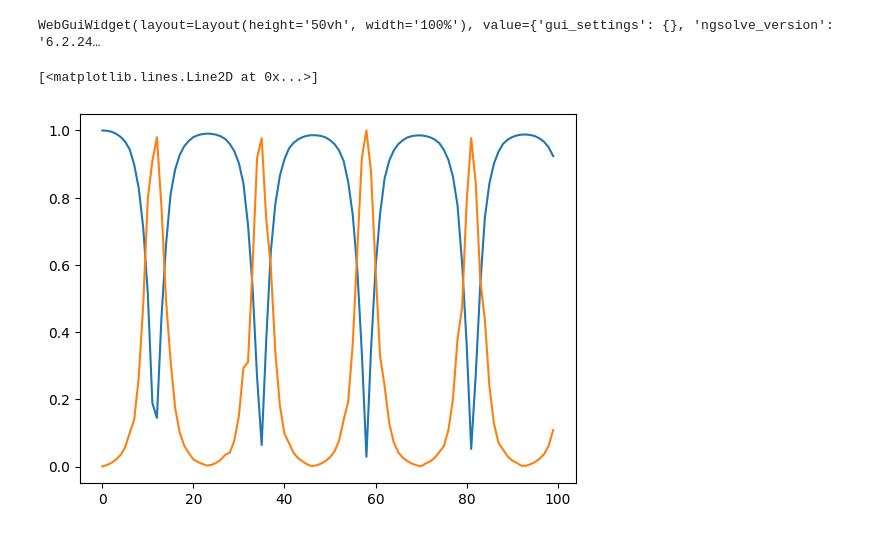
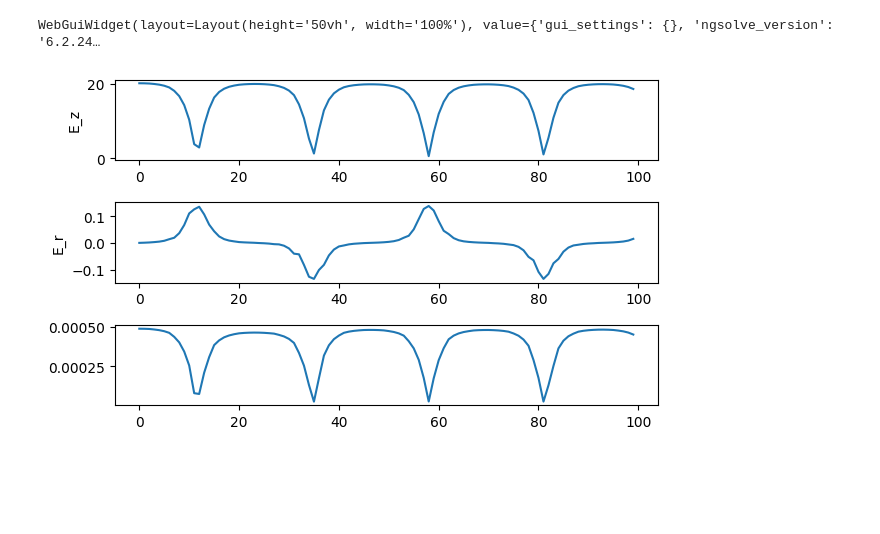
Before and after one commit to stewartboogert/pyAcceleratorFEM, a Jupyter notebook: tutorial/Tutorial_5Cell_800MHz_Rectangular.ipynb, the cells around one changed output. Saved outputs shown, nothing was run; the diff lists cells and outputs as text; code cells hidden in the pictures; blank space fills up the shorter version.

Commit message:
Better plotting

```diff
--- a/tutorial/Tutorial_5Cell_800MHz_Rectangular.ipynb
+++ b/tutorial/Tutorial_5Cell_800MHz_Rectangular.ipynb
@@ -89,9 +89,21 @@ fc_mc.vtk(5,field="E")
 # %% [output]
 WebGuiWidget(layout=Layout(height='50vh', width='100%'), value={'gui_settings': {}, 'ngsolve_version': '6.2.24…
 # %%
-f= fc_mc.plotAxialFields(5,field="E")
-_plt.plot(_np.abs(f[:,0]/f[:,0].max()))
-_plt.plot(_np.abs(f[:,1]/f[:,1].max()))
+e = fc_mc.plotAxialFields(5,field="E")
+b = fc_mc.plotAxialFields(5,field="B")
+
+_plt.subplot(4,1,1)
+_plt.plot(_np.abs(e[:,0]))
+_plt.ylabel("E_z")
+_plt.subplot(4,1,2)
+_plt.plot(e[:,1])
+_plt.ylabel("E_r")
+
+
+_plt.subplot(4,1,3)
+_plt.plot(_np.abs(_np.imag(b[:,0])))
+_plt.
+
+_plt.tight_layout()
 # %% [output]
-[<matplotlib.lines.Line2D at 0x...>]
-[figure, old version]
+[figure, new version]
```
Also changed, not shown: parts of 1 cell of this notebook.
